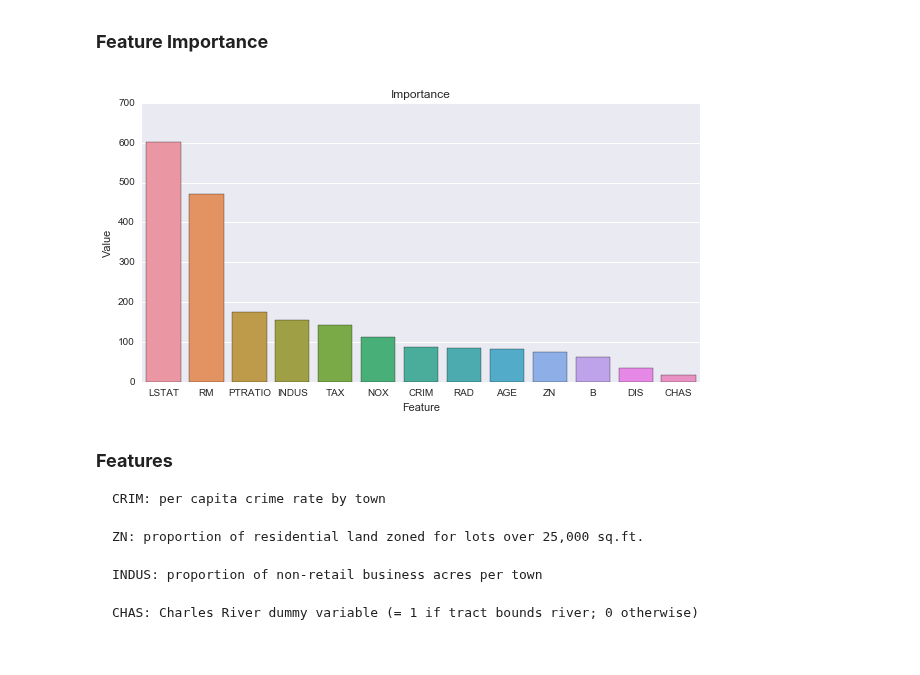
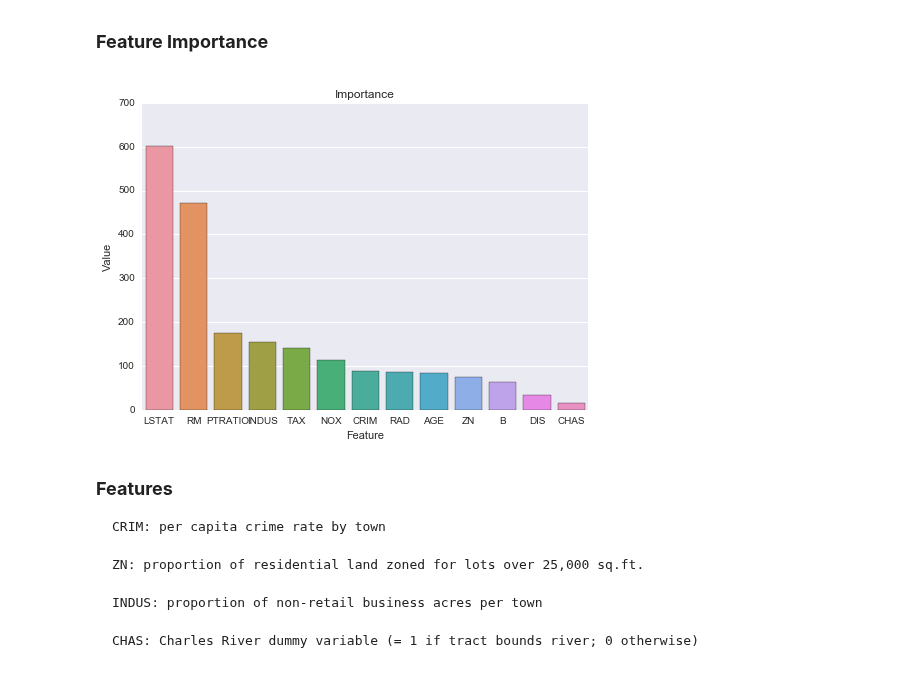
Before and after one commit to AnilKumarTeegala/DSE220_Machine_Learning, a Jupyter notebook: IPynb/3_Boston_Housing-Copy1.ipynb, the cells around one changed output. Drawn from its saved outputs; the diff is of its cells as text; code cells hidden in the pictures.

```diff
--- a/IPynb/3_Boston_Housing-Copy1.ipynb
+++ b/IPynb/3_Boston_Housing-Copy1.ipynb
@@ -58,17 +58,16 @@ pd.DataFrame(data = zip(Dimensions, shapes), columns = ['Data', 'Shapes'])
 # %%
 fs=SelectKBest(score_func=f_regression, k=7)
 X_new=fs.fit_transform(boston_data.data, boston_data.target)
 feat_imp = pd.DataFrame(zip(boston_data.feature_names, fs.scores_,
                             fs.get_support()), columns = ["Features","Score","Select"])
 feat_imp = feat_imp.sort_values(["Score"],ascending = False)
 
-plt.figure(figsize=(10,5))
 ax = sns.barplot(x="Features", y="Score", data=feat_imp)
 ax.set_xlabel('Feature')
 ax.set_ylabel('Value')
 ax.set_title('Importance');
 # %% [output]
-[figure, old version]
+[figure, new version]
 # %% [markdown]
 <strong><p style="font-size:120%;">Features </strong>
 
```
Also changed, not shown: parts of 2 cells of this notebook.
